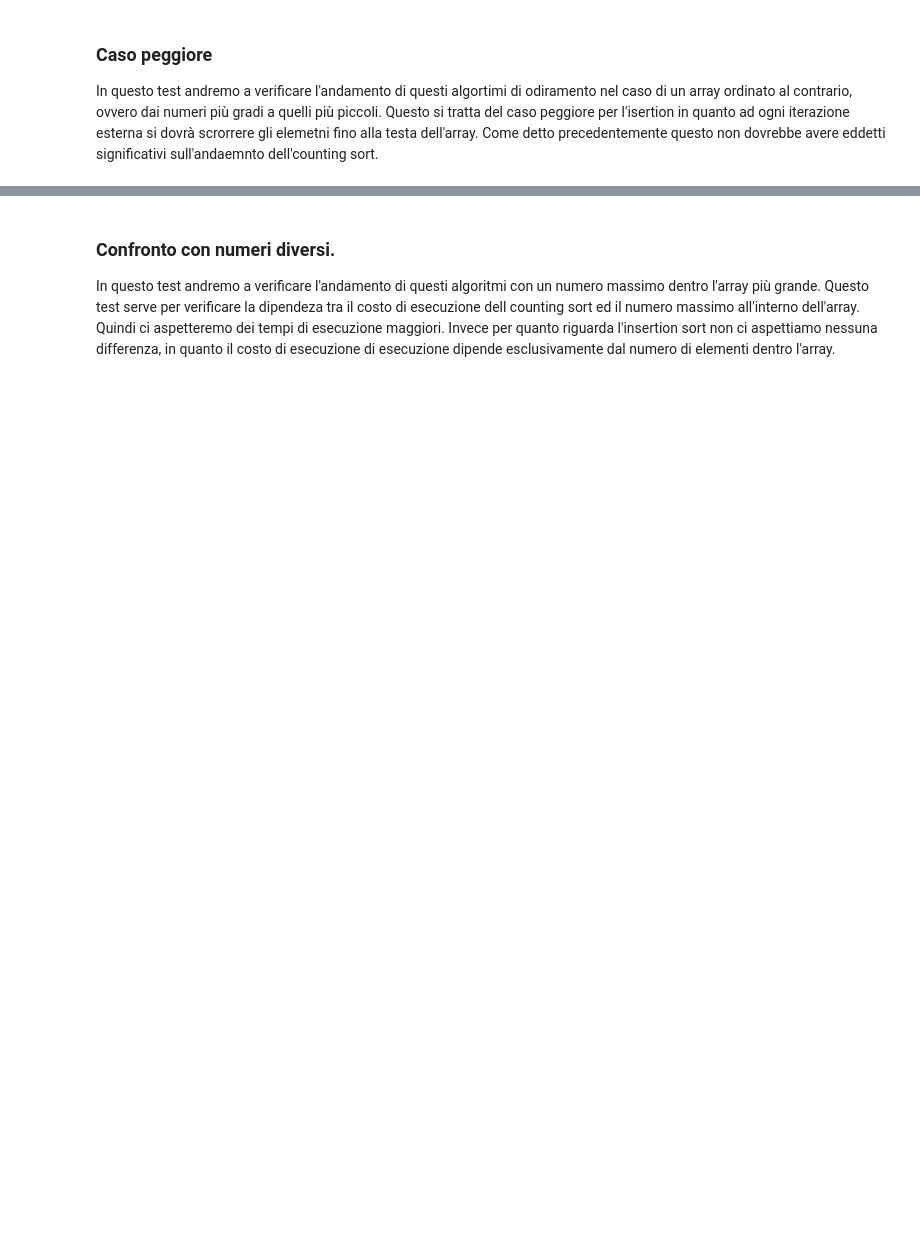
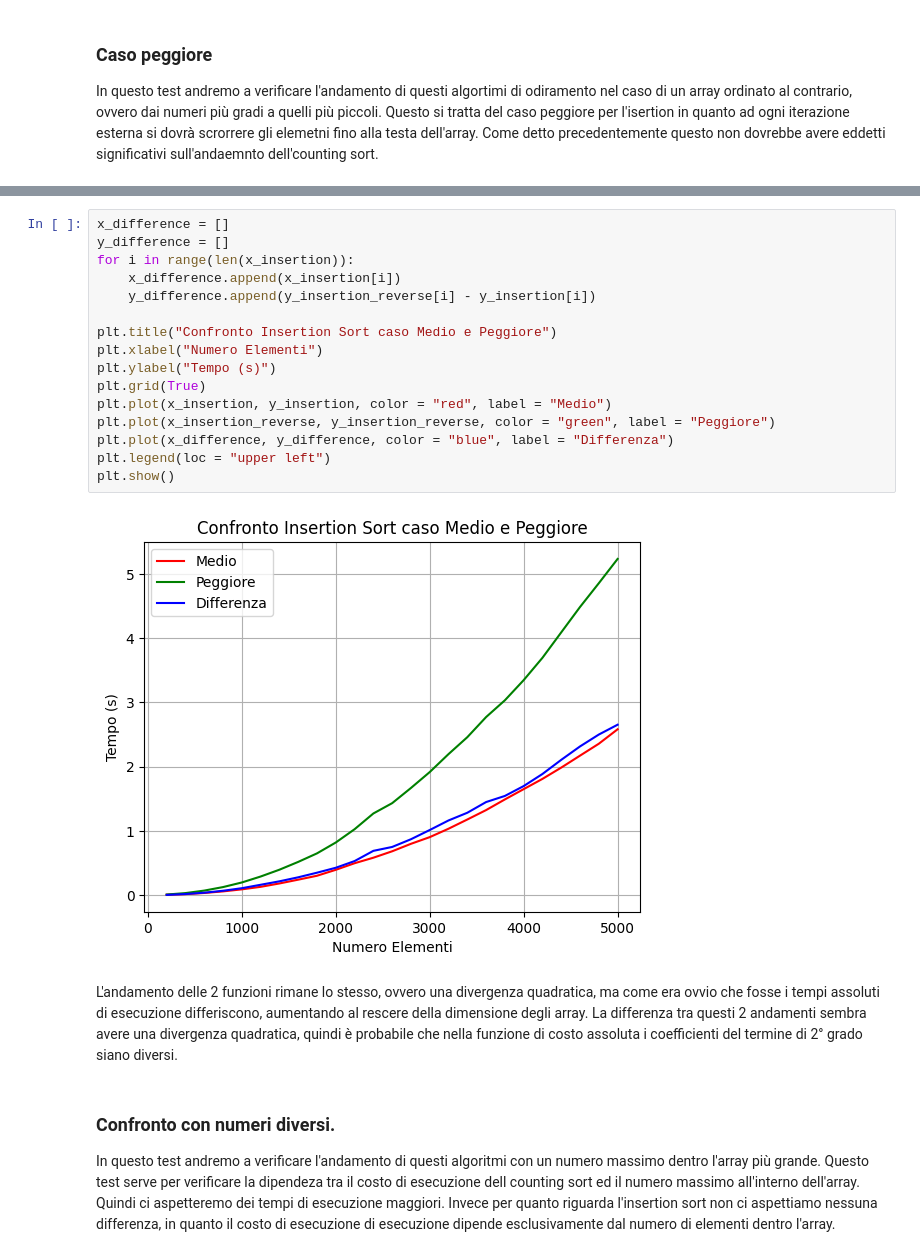
Before and after one commit to LucchesiCarlo/Laboratori_Algoritmi, a Jupyter notebook: Notebook.ipynb, the cells around one changed output, grey strips where cells are left out. Cells and saved outputs as stored; diff of their text form; blank space fills up the shorter version.

```diff
--- a/Notebook.ipynb
+++ b/Notebook.ipynb
@@ -278,3 +296,24 @@ Test couting peggiore terminato
+# %%
+x_difference = []
+y_difference = []
+for i in range(len(x_insertion)):
+    x_difference.append(x_insertion[i])
+    y_difference.append(y_insertion_reverse[i] - y_insertion[i])
+
+plt.title("Confronto Insertion Sort caso Medio e Peggiore")
+plt.xlabel("Numero Elementi")
+plt.ylabel("Tempo (s)")
+plt.grid(True)
+plt.plot(x_insertion, y_insertion, color = "red", label = "Medio")
+plt.plot(x_insertion_reverse, y_insertion_reverse, color = "green", label = "Peggiore")
+plt.plot(x_difference, y_difference, color = "blue", label = "Differenza")
+plt.legend(loc = "upper left")
+plt.show()
+# %% [output]
+[figure, added]
+# %% [markdown]
+L'andamento delle 2 funzioni rimane lo stesso, ovvero una divergenza quadratica, ma come era ovvio che fosse i tempi assoluti di esecuzione differiscono, aumentando al rescere della dimensione degli array.
+La differenza tra questi 2 andamenti sembra avere una divergenza quadratica, quindi è probabile che nella funzione di costo assoluta i coefficienti del termine di 2° grado siano diversi.
 # %% [markdown]
 ### Confronto con numeri diversi.
 
```
Also changed, not shown: parts of 25 cells of this notebook.
